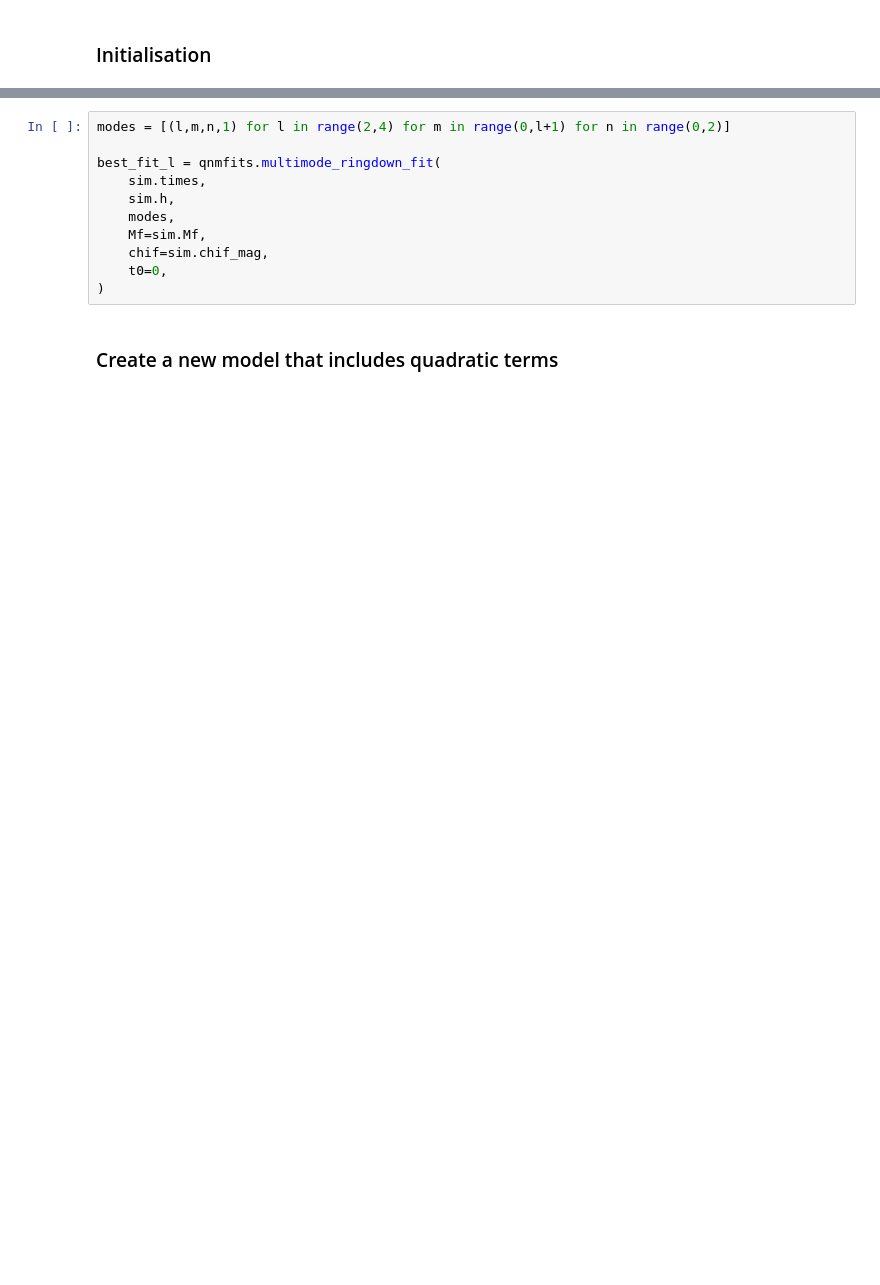
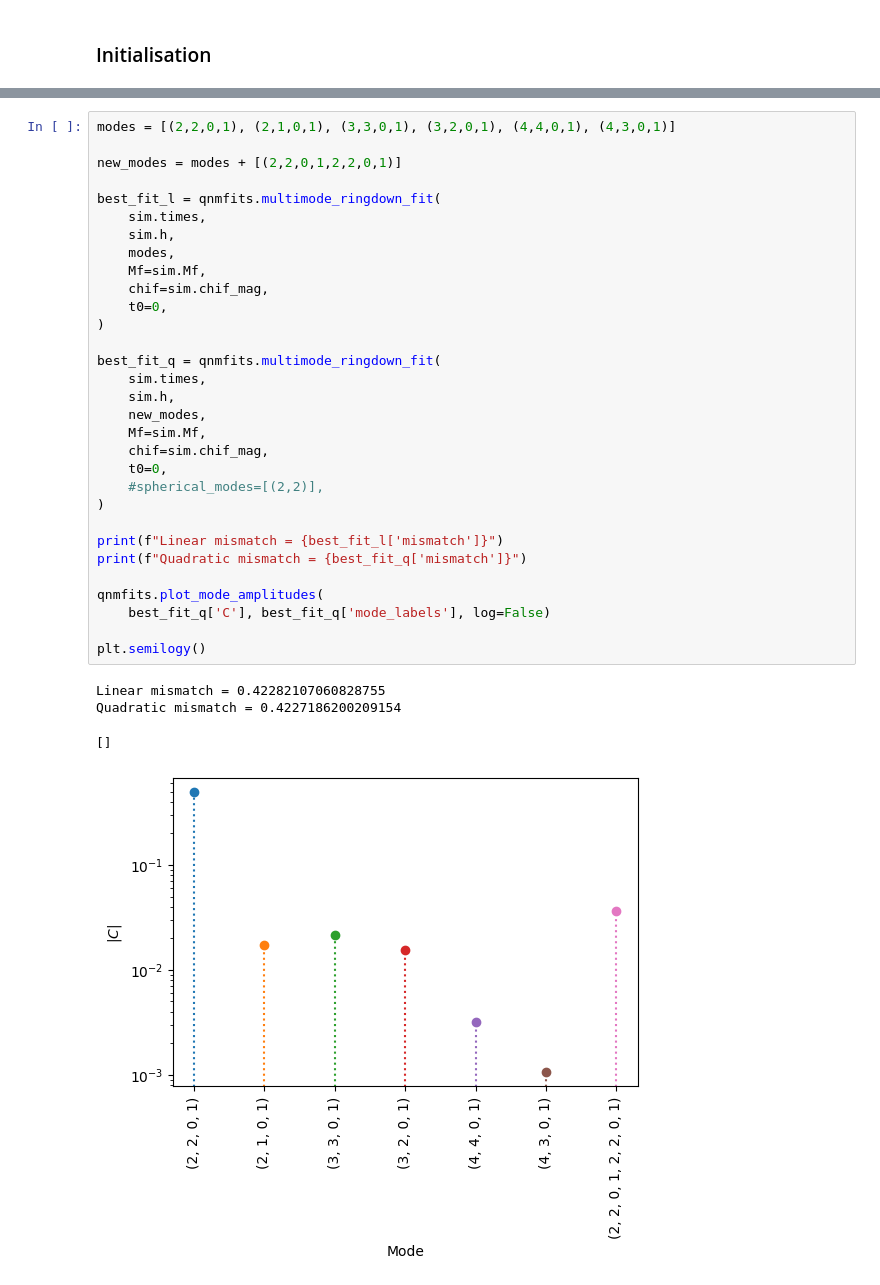
Before and after one commit to Richardvnd/qnmfitsrd, a Jupyter notebook: quadratic_multimode_fit.ipynb, the cells around one changed output, grey strips where cells are left out. Cells and saved outputs as stored; diff of their text form; blank space fills up the shorter version.

```diff
--- a/quadratic_multimode_fit.ipynb
+++ b/quadratic_multimode_fit.ipynb
@@ -18,16 +21,39 @@ Found the following files to load from the SXS catalog:
 
 **Most general list of modes:** *[(l,m,n,p) for l in range(2,L) for m in range(-l,l) for n in range(0,N) for p in [-1,1]]*
-# %%
-modes = [(l,m,n,1) for l in range(2,4) for m in range(0,l+1) for n in range(0,2)]
-
-best_fit_l = qnmfits.multimode_ringdown_fit(
-    sim.times,
-    sim.h,
-    modes,
-    Mf=sim.Mf,
-    chif=sim.chif_mag,
-    t0=0,
-)
-# %% [markdown]
-### Create a new model that includes quadratic terms
+# %%
+modes = [(2,2,0,1), (2,1,0,1), (3,3,0,1), (3,2,0,1), (4,4,0,1), (4,3,0,1)]
+
+new_modes = modes + [(2,2,0,1,2,2,0,1)]
+
+best_fit_l = qnmfits.multimode_ringdown_fit(
+    sim.times,
+    sim.h,
+    modes,
+    Mf=sim.Mf,
+    chif=sim.chif_mag,
+    t0=0,
+)
+
+best_fit_q = qnmfits.multimode_ringdown_fit(
+    sim.times,
+    sim.h,
+    new_modes,
+    Mf=sim.Mf,
+    chif=sim.chif_mag,
+    t0=0,
+    #spherical_modes=[(2,2)],
+)
+
+print(f"Linear mismatch = {best_fit_l['mismatch']}")
+print(f"Quadratic mismatch = {best_fit_q['mismatch']}")
+
+qnmfits.plot_mode_amplitudes(
+    best_fit_q['C'], best_fit_q['mode_labels'], log=False)
+
+plt.semilogy()
+# %% [output]
+Linear mismatch = 0.42282107060828755
+Quadratic mismatch = 0.4227186200209154
+[]
+[figure, added]
 # %%
```
Also changed, not shown: parts of 16 cells of this notebook, 4 other files.
